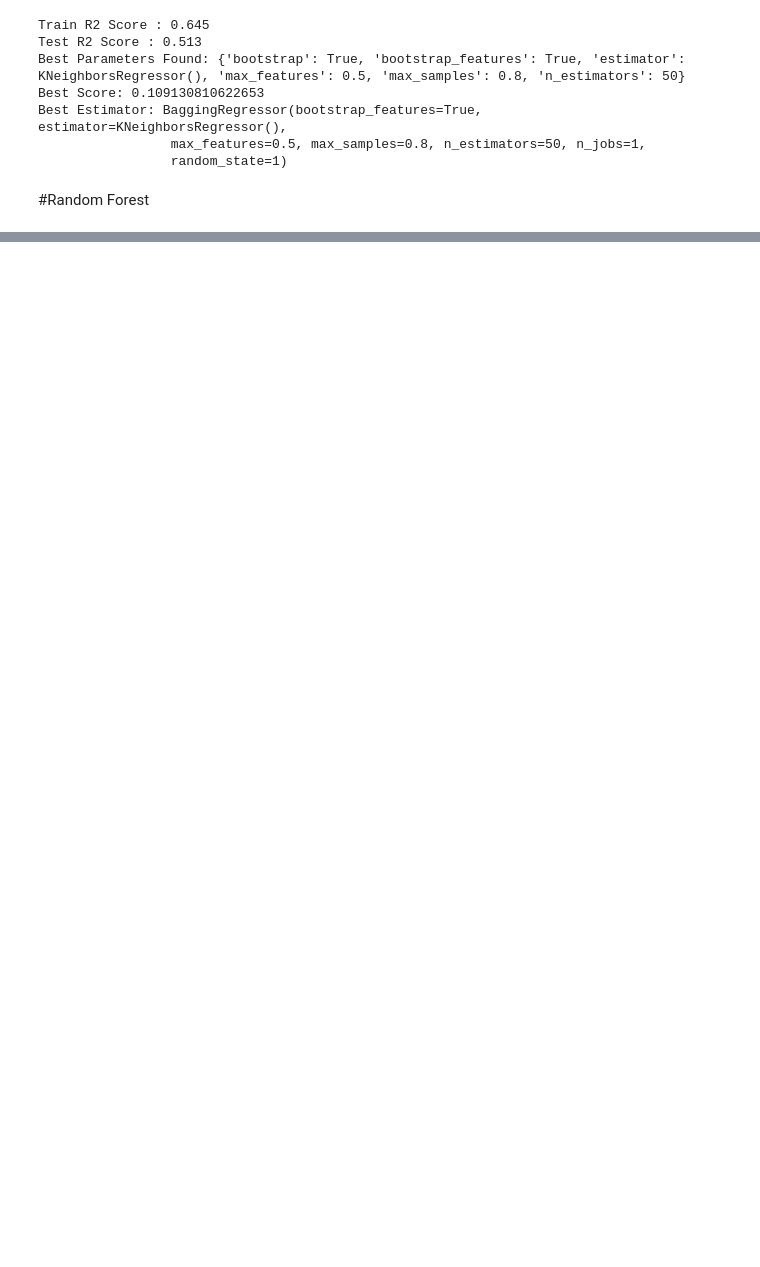
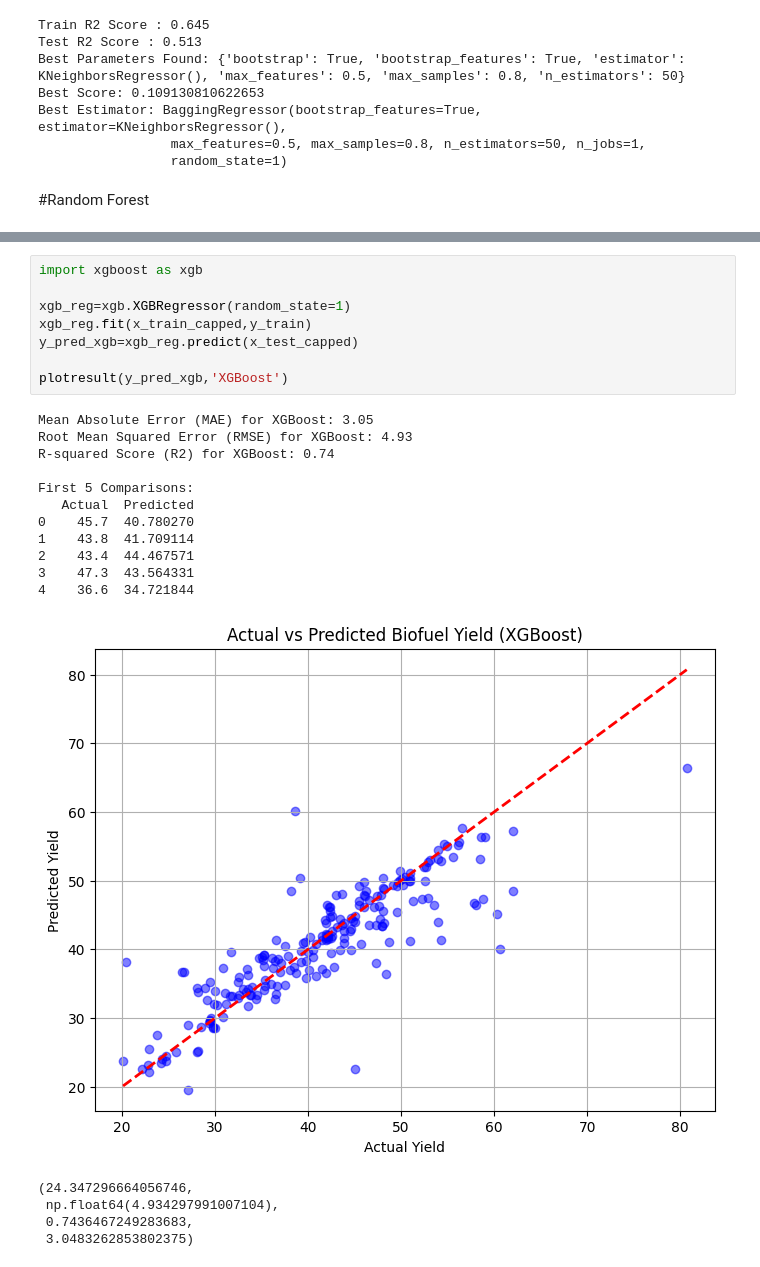
Before and after one commit to 17m301/BioFuel_YieldPrediction, a Jupyter notebook: Model.ipynb, the cells around one changed output, grey strips where cells are left out. Saved outputs shown, nothing was run; the diff lists cells and outputs as text; blank space fills up the shorter version.

```diff
--- a/Model.ipynb
+++ b/Model.ipynb
@@ -675,0 +717,25 @@ from sklearn.ensemble import RandomForestRegressor
+# %%
+import xgboost as xgb
+
+xgb_reg=xgb.XGBRegressor(random_state=1)
+xgb_reg.fit(x_train_capped,y_train)
+y_pred_xgb=xgb_reg.predict(x_test_capped)
+
+plotresult(y_pred_xgb,'XGBoost')
+# %% [output]
+Mean Absolute Error (MAE) for XGBoost: 3.05
+Root Mean Squared Error (RMSE) for XGBoost: 4.93
+R-squared Score (R2) for XGBoost: 0.74
+
+First 5 Comparisons:
+   Actual  Predicted
+0    45.7  40.780270
+1    43.8  41.709114
+2    43.4  44.467571
+3    47.3  43.564331
+4    36.6  34.721844
+[figure, added]
+(24.347296664056746,
+ np.float64(4.934297991007104),
+ 0.7436467249283683,
+ 3.0483262853802375)
```
Also changed, not shown: parts of 16 cells of this notebook.
